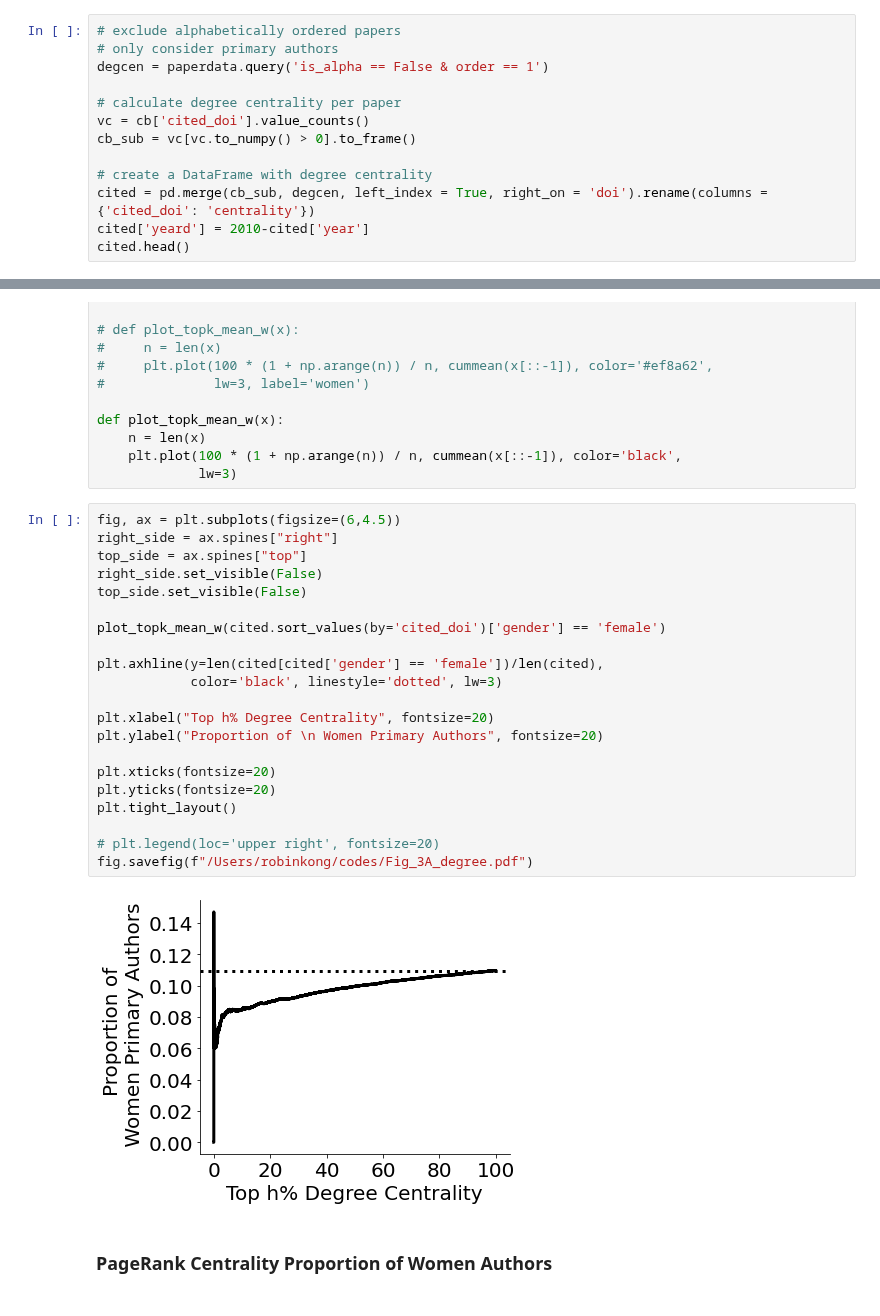
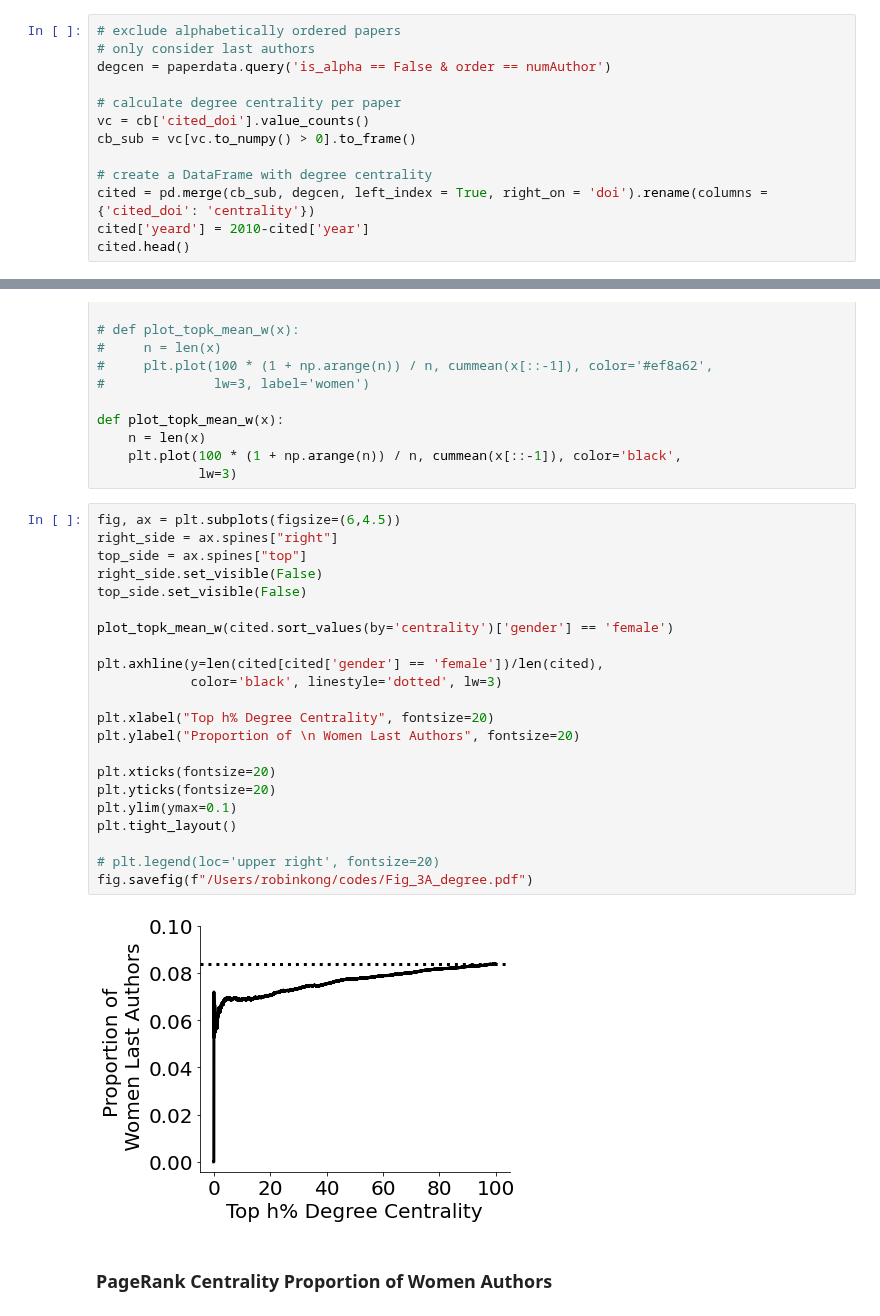
Before and after one commit to therobinkay/firstmover, a Jupyter notebook: main.ipynb, the cells around one changed output, grey strips where cells are left out. Drawn from its saved outputs; the diff is of its cells as text.

```diff
--- a/main.ipynb
+++ b/main.ipynb
@@ -752,8 +745,8 @@ print(len(vc[(vc['centrality'] >= vc.centrality[len(vc)//10]) & (vc[''])]))
 ### Degree Centrality Proportion of Women Authors
 # %%
 # exclude alphabetically ordered papers
-# only consider primary authors
-degcen = paperdata.query('is_alpha == False & order == 1')
+# only consider last authors
+degcen = paperdata.query('is_alpha == False & order == numAuthor')
 
 # calculate degree centrality per paper
 vc = cb['cited_doi'].value_counts()
@@ -838,26 +831,27 @@ def plot_topk_mean_w(x):
 # %%
 fig, ax = plt.subplots(figsize=(6,4.5))
 right_side = ax.spines["right"]
 top_side = ax.spines["top"]
 right_side.set_visible(False)
 top_side.set_visible(False)
 
-plot_topk_mean_w(cited.sort_values(by='cited_doi')['gender'] == 'female')
+plot_topk_mean_w(cited.sort_values(by='centrality')['gender'] == 'female')
 
 plt.axhline(y=len(cited[cited['gender'] == 'female'])/len(cited),
             color='black', linestyle='dotted', lw=3)
 
 plt.xlabel("Top h% Degree Centrality", fontsize=20)
-plt.ylabel("Proportion of \n Women Primary Authors", fontsize=20)
+plt.ylabel("Proportion of \n Women Last Authors", fontsize=20)
 
 plt.xticks(fontsize=20)
 plt.yticks(fontsize=20)
+plt.ylim(ymax=0.1)
 plt.tight_layout()
 
 # plt.legend(loc='upper right', fontsize=20)
 fig.savefig(f"/Users/robinkong/codes/Fig_3A_degree.pdf")
 # %% [output]
-[figure, old version]
+[figure, new version]
 # %% [markdown]
 ### PageRank Centrality Proportion of Women Authors
 # %%
```
Also changed, not shown: parts of 12 cells of this notebook.
